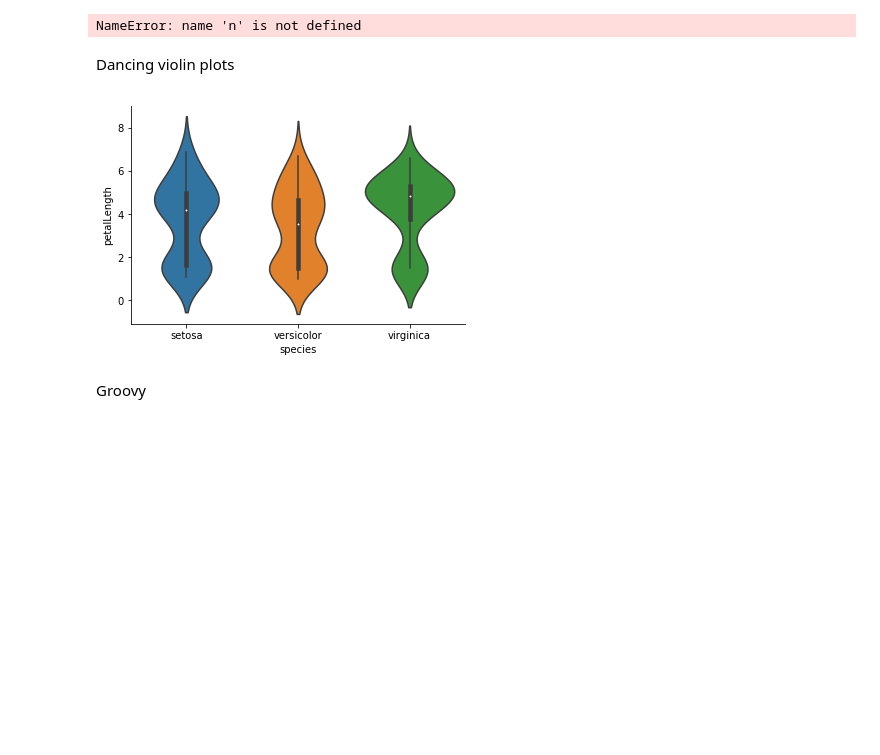
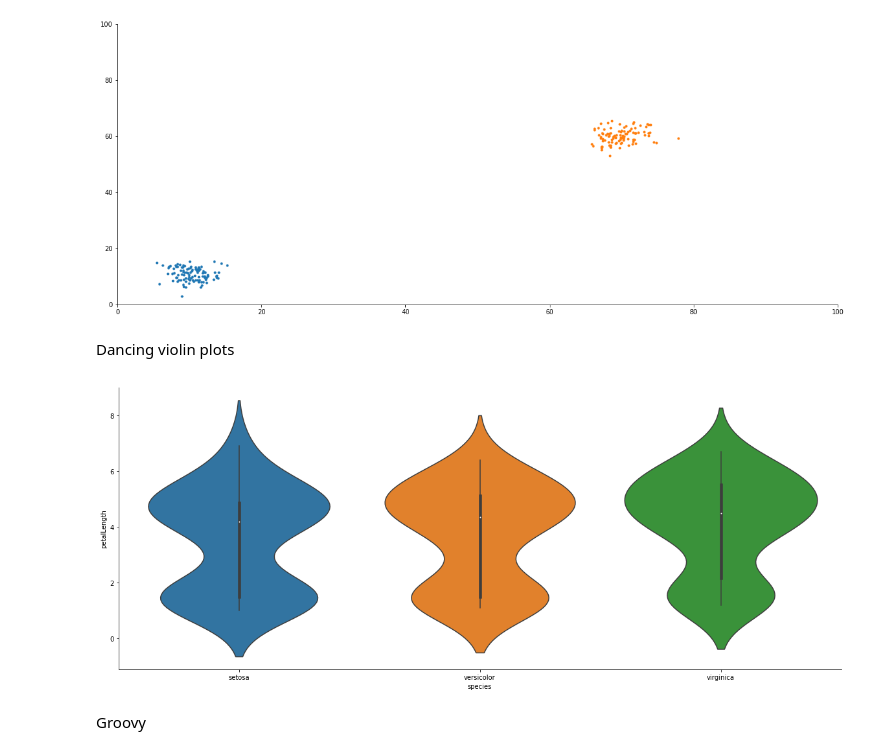
Before and after one commit to AndreasAlam/olac, a Jupyter notebook: notebooks/sbe_vis_demo_dev.ipynb, the cells around one changed output. Drawn from its saved outputs; the diff is of its cells as text; code cells hidden in the pictures; blank space fills up the shorter version.

```diff
--- a/notebooks/sbe_vis_demo_dev.ipynb
+++ b/notebooks/sbe_vis_demo_dev.ipynb
@@ -76,30 +78,31 @@ demo_plot(50)
 # %%
+n=9
 rs = np.random.RandomState(n)
 mean = [np.random.random(1)[0], np.random.random(1)[0]]
 cov = [(1, 0), (0, 2)]
 x, y = rs.multivariate_normal(mean, cov, 100).T
 x1, y1 = rs.multivariate_normal([80,70], cov, 100).T
 
-for n in range(100):
+for n in range(10):
     x += np.random.random(size=x.shape)*2
     y += np.random.random(size=y.shape)*2
 
     x1 -= np.random.random(size=x1.shape)*2
     y1 -= np.random.random(size=y1.shape)*2
     plt.plot(x, y, '.')
     plt.plot(x1, y1, '.')
     plt.xlim(0,100)
     plt.ylim(0,100)
     plt.xlim(0,100)
     plt.ylim(0,100)
     sns.despine()
     display.clear_output(wait=True)
     display.display(pl.gcf())
 #     if n % 2:
     plt.close()
 #     time.sleep(.01)
 # %% [output]
-NameError: name 'n' is not defined
+[figure, added]
 # %% [markdown]
 Dancing violin plots
 # %%
@@ -117,7 +120,7 @@ for n in range(50):
     display.display(pl.gcf())
     plt.close()
 # %% [output]
-[figure, old version]
+[figure, new version]
 # %% [markdown]
 Groovy
 # %% [markdown]
```
Also changed, not shown: parts of 12 cells of this notebook, 2 other files.
